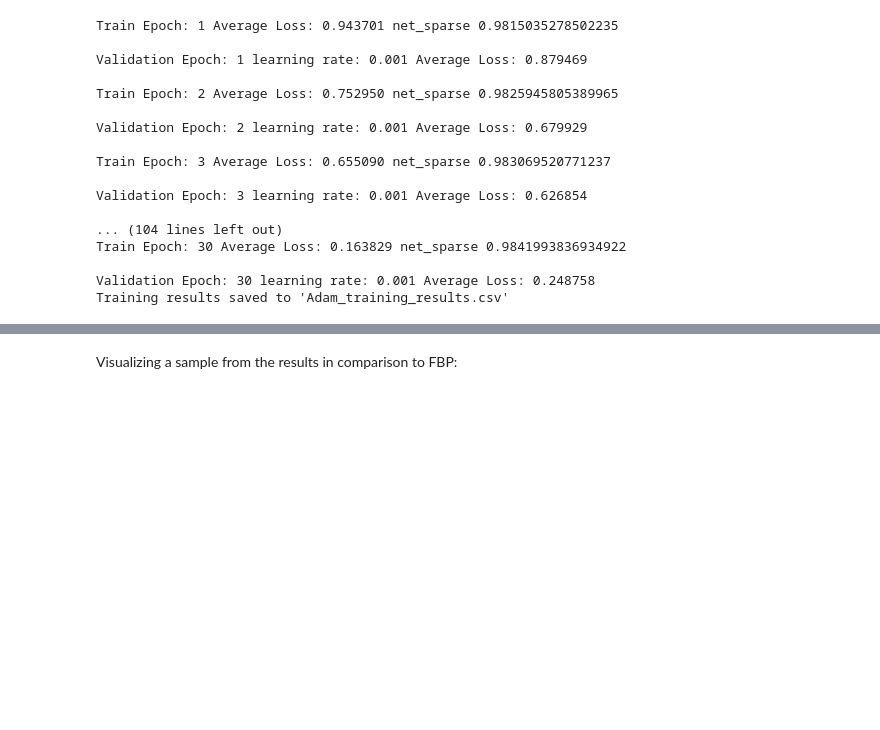
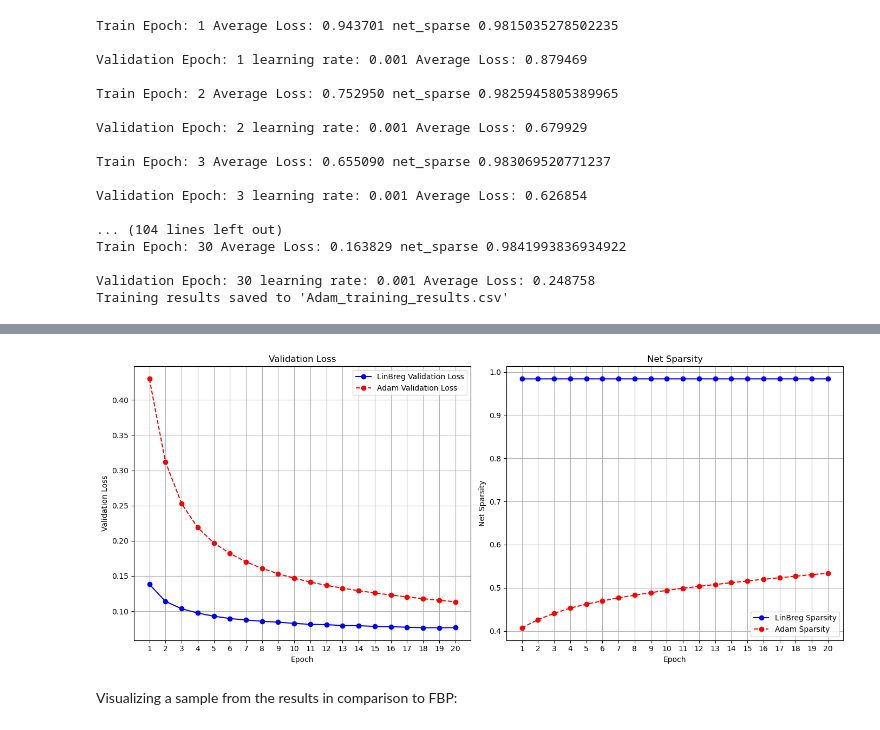
Before and after one commit to Proskahn/Breg_Recon, a Jupyter notebook: Learned_reconstruction_pytorch.ipynb, the cells around one changed output, grey strips where cells are left out. Drawn from its saved outputs; the diff is of its cells as text; code cells hidden in the pictures; blank space fills up the shorter version.

```diff
--- a/Learned_reconstruction_pytorch.ipynb
+++ b/Learned_reconstruction_pytorch.ipynb
@@ -487,3 +487,47 @@ plt.show()  # Show the plots
+# %%
+# Load the training results from CSV files
+linbreg_results = pd.read_csv('60000Samples20Epochs/Adam_Recon_training_results.csv')
+adam_results = pd.read_csv('60000Samples20Epochs/LinBreg_Recon_training_results.csv')
+
+# Extract columns for plotting
+epochs_linbreg = linbreg_results['Epoch']
+val_loss_linbreg = linbreg_results['Validation Loss']
+sparsity_linbreg = linbreg_results['Sparsity']
+
+epochs_adam = adam_results['Epoch']
+val_loss_adam = adam_results['Validation Loss']
+sparsity_adam = adam_results['Sparsity']
+
+# Create a figure for the plots
+plt.figure(figsize=(14, 6))
+
+# Plot 1: Validation Loss vs Epoch
+plt.subplot(1, 2, 1)
+plt.plot(epochs_linbreg, val_loss_linbreg, marker='o', linestyle='-', color='b', label='LinBreg Validation Loss')
+plt.plot(epochs_adam, val_loss_adam, marker='o', linestyle='--', color='r', label='Adam Validation Loss')
+plt.title('Validation Loss')
+plt.xlabel('Epoch')
+plt.ylabel('Validation Loss')
+plt.xticks(range(1, max(len(epochs_linbreg), len(epochs_adam)) + 1))  # Set x-ticks to be the epochs
+plt.grid()
+plt.legend()
+
+# Plot 2: Sparsity vs Epoch
+plt.subplot(1, 2, 2)
+plt.plot(epochs_linbreg, sparsity_linbreg, marker='o', linestyle='-', color='b', label='LinBreg Sparsity')
+plt.plot(epochs_adam, sparsity_adam, marker='o', linestyle='--', color='r', label='Adam Sparsity')
+plt.title('Net Sparsity')
+plt.xlabel('Epoch')
+plt.ylabel('Net Sparsity')
+plt.xticks(range(1, max(len(epochs_linbreg), len(epochs_adam)) + 1))  # Set x-ticks to be the epochs
+plt.grid()
+plt.legend()
+
+plt.tight_layout()
+plt.savefig('training_plots_comparison.png')  # Save the figure as a PNG file
+plt.show()  # Show the plots
+# %% [output]
+[figure, added]
 # %% [markdown]
 Visualizing a sample from the results in comparison to FBP:
 # %%
```
Also changed, not shown: parts of 3 cells of this notebook, 9 other files.
